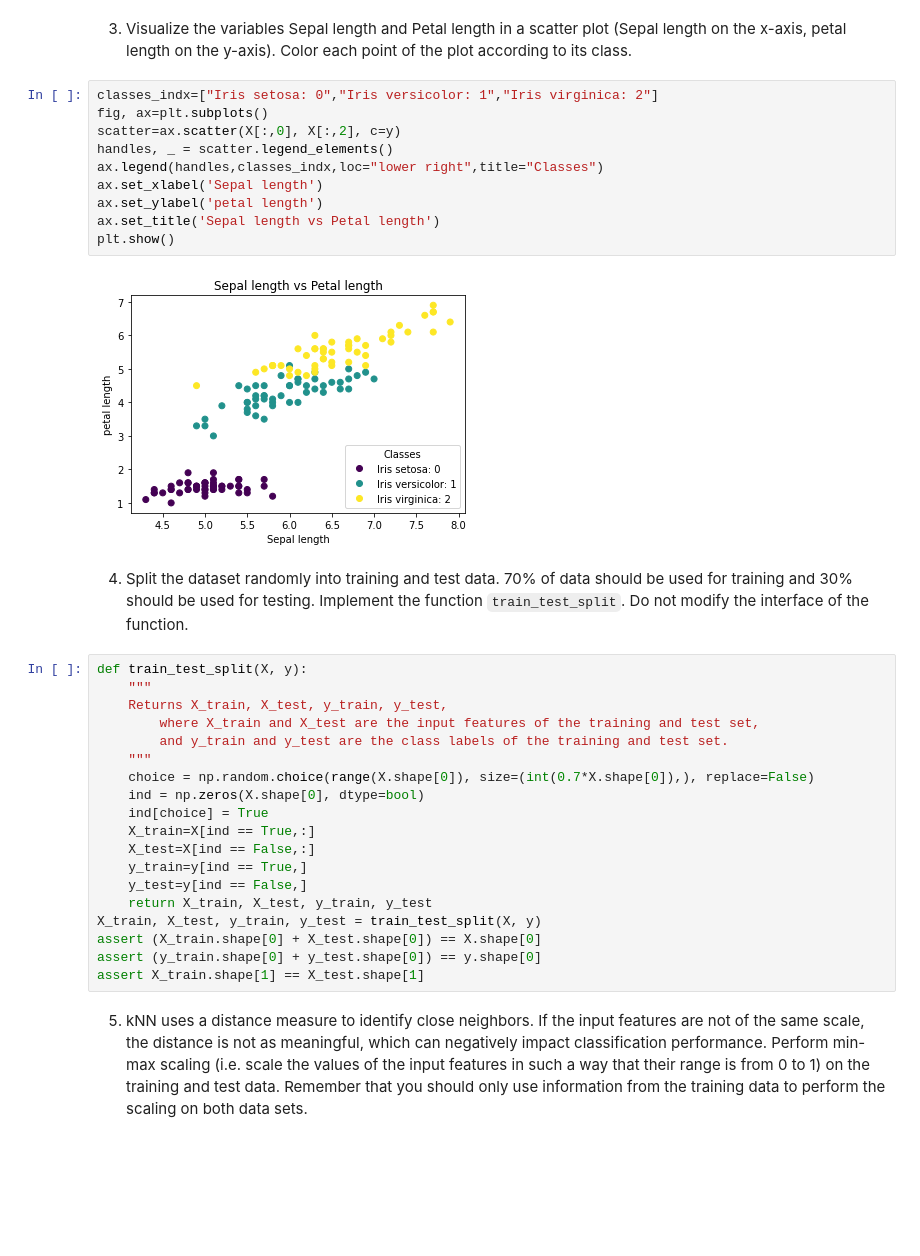
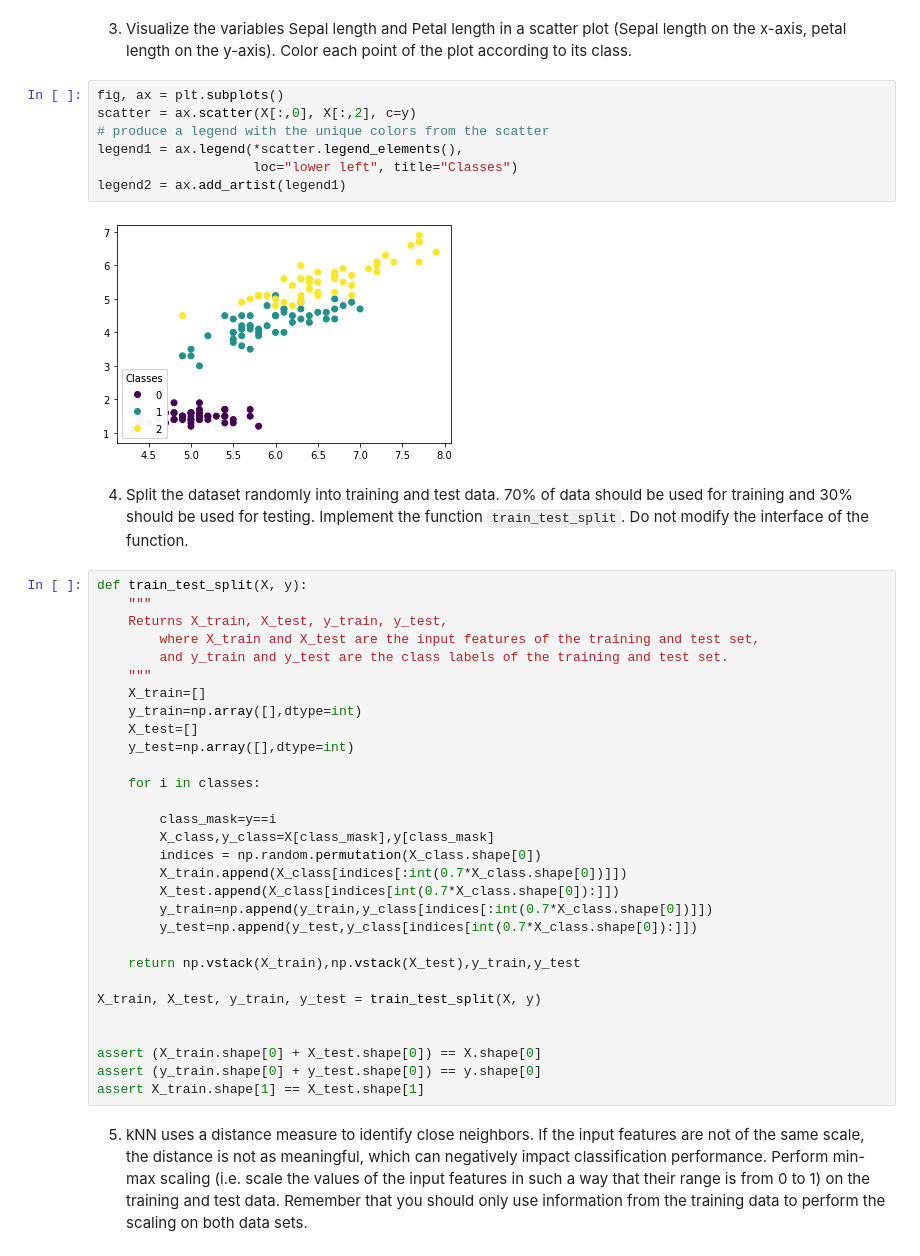
Before and after one commit to AhmedMagdyHendawy/k-nearest-neighbors, a Jupyter notebook: k-nearest neighbors.ipynb, the cells around one changed output. Saved outputs shown, nothing was run; the diff lists cells and outputs as text; blank space fills up the shorter version.

```diff
--- a/k-nearest neighbors.ipynb
+++ b/k-nearest neighbors.ipynb
@@ -65,17 +52,14 @@ The mean and standard deviation of petal width feature: (1.198667,0.760613)
 # %% [markdown]
 3) Visualize the variables Sepal length and Petal length in a scatter plot (Sepal length on the x-axis, petal length on the y-axis). Color each point of the plot according to its class.
-# %%
-classes_indx=["Iris setosa: 0","Iris versicolor: 1","Iris virginica: 2"]
-fig, ax=plt.subplots()
-scatter=ax.scatter(X[:,0], X[:,2], c=y)
-handles, _ = scatter.legend_elements()
-ax.legend(handles,classes_indx,loc="lower right",title="Classes")
-ax.set_xlabel('Sepal length')
-ax.set_ylabel('petal length')
-ax.set_title('Sepal length vs Petal length')
-plt.show()
-# %% [output]
-[figure, removed]
+# %%
+fig, ax = plt.subplots()
+scatter = ax.scatter(X[:,0], X[:,2], c=y)
+# produce a legend with the unique colors from the scatter
+legend1 = ax.legend(*scatter.legend_elements(),
+                    loc="lower left", title="Classes")
+legend2 = ax.add_artist(legend1)
+# %% [output]
+[figure, added]
 # %% [markdown]
 4) Split the dataset randomly into training and test data. 70% of data should be used for training and 30% should be used for testing. Implement the function `train_test_split`. Do not modify the interface of the function.
 # %%
@@ -85,15 +69,26 @@ def train_test_split(X, y):
         where X_train and X_test are the input features of the training and test set,
         and y_train and y_test are the class labels of the training and test set.
     """
-    choice = np.random.choice(range(X.shape[0]), size=(int(0.7*X.shape[0]),), replace=False)
-    ind = np.zeros(X.shape[0], dtype=bool)
-    ind[choice] = True
-    X_train=X[ind == True,:]
-    X_test=X[ind == False,:]
-    y_train=y[ind == True,]
-    y_test=y[ind == False,]
-    return X_train, X_test, y_train, y_test
+    X_train=[]
+    y_train=np.array([],dtype=int)
+    X_test=[]
+    y_test=np.array([],dtype=int)
+
+    for i in classes:
+
+        class_mask=y==i
+        X_class,y_class=X[class_mask],y[class_mask]
+        indices = np.random.permutation(X_class.shape[0])
+        X_train.append(X_class[indices[:int(0.7*X_class.shape[0])]])
+        X_test.append(X_class[indices[int(0.7*X_class.shape[0]):]])
+        y_train=np.append(y_train,y_class[indices[:int(0.7*X_class.shape[0])]])
+        y_test=np.append(y_test,y_class[indices[int(0.7*X_class.shape[0]):]])
+
+    return np.vstack(X_train),np.vstack(X_test),y_train,y_test
+
 X_train, X_test, y_train, y_test = train_test_split(X, y)
+
+
 assert (X_train.shape[0] + X_test.shape[0]) == X.shape[0]
 assert (y_train.shape[0] + y_test.shape[0]) == y.shape[0]
 assert X_train.shape[1] == X_test.shape[1]
```
Also changed, not shown: parts of 16 cells of this notebook.
